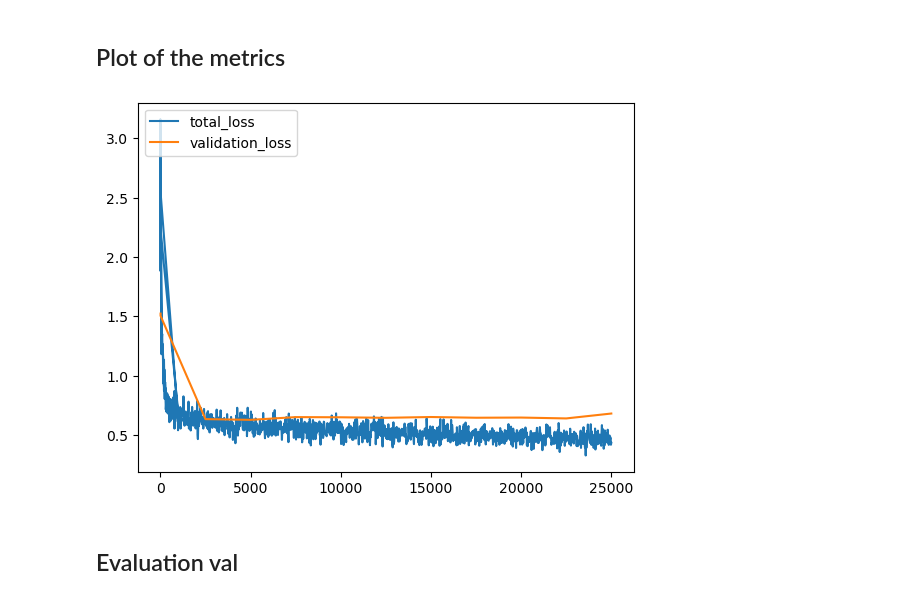
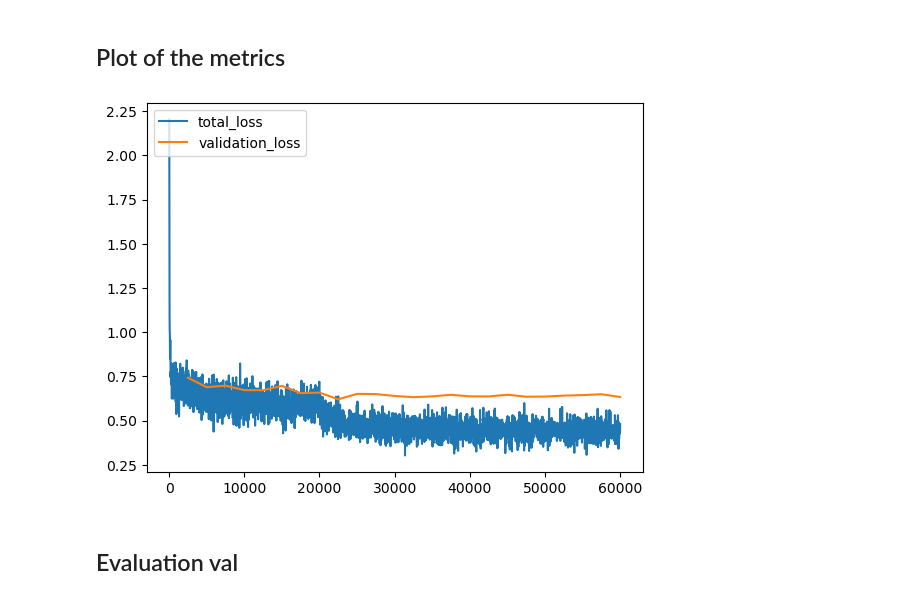
Before and after one commit to OnlyShoky/Detectron2-STAC-SODA10m, a Jupyter notebook: Faster-RCNN_Detectron2-ADAS.ipynb, the cells around one changed output. Cells and saved outputs as stored; diff of their text form; code cells hidden in the pictures.

```diff
--- a/Faster-RCNN_Detectron2-ADAS.ipynb
+++ b/Faster-RCNN_Detectron2-ADAS.ipynb
@@ -202,34 +184,34 @@ WARNING [11/30 10:50:58 d2.evaluation.coco_evaluation]: COCO Evaluator instantia
 # %%
 import json
 import matplotlib.pyplot as plt
 
-experiment_folder = 'SSLAD-2D/labeled/output/save12epochs'
+experiment_folder = 'SSLAD-2D/labeled/output/save'
 
 def load_json_arr(json_path):
     lines = []
     with open(json_path, 'r') as f:
         for line in f:
             lines.append(json.loads(line))
     return lines
 
 experiment_metrics = load_json_arr(experiment_folder + '/metrics.json')
 
 # Filter data points to include only those that have 'total_loss'
 filtered_metrics = [x for x in experiment_metrics if 'total_loss' in x]
 
 plt.plot(
     [x['iteration'] for x in filtered_metrics],
     [x['total_loss'] for x in filtered_metrics])
 
 # For validation_loss, already doing a filtering
 plt.plot(
     [x['iteration'] for x in experiment_metrics if 'validation_loss' in x],
     [x['validation_loss'] for x in experiment_metrics if 'validation_loss' in x])
 
 plt.legend(['total_loss', 'validation_loss'], loc='upper left')
 plt.show()
 # %% [output]
-[figure, old version]
+[figure, new version]
 # %% [markdown]
 ## Evaluation val
 # %%
```
Also changed, not shown: parts of 8 cells of this notebook, 1 other file.
